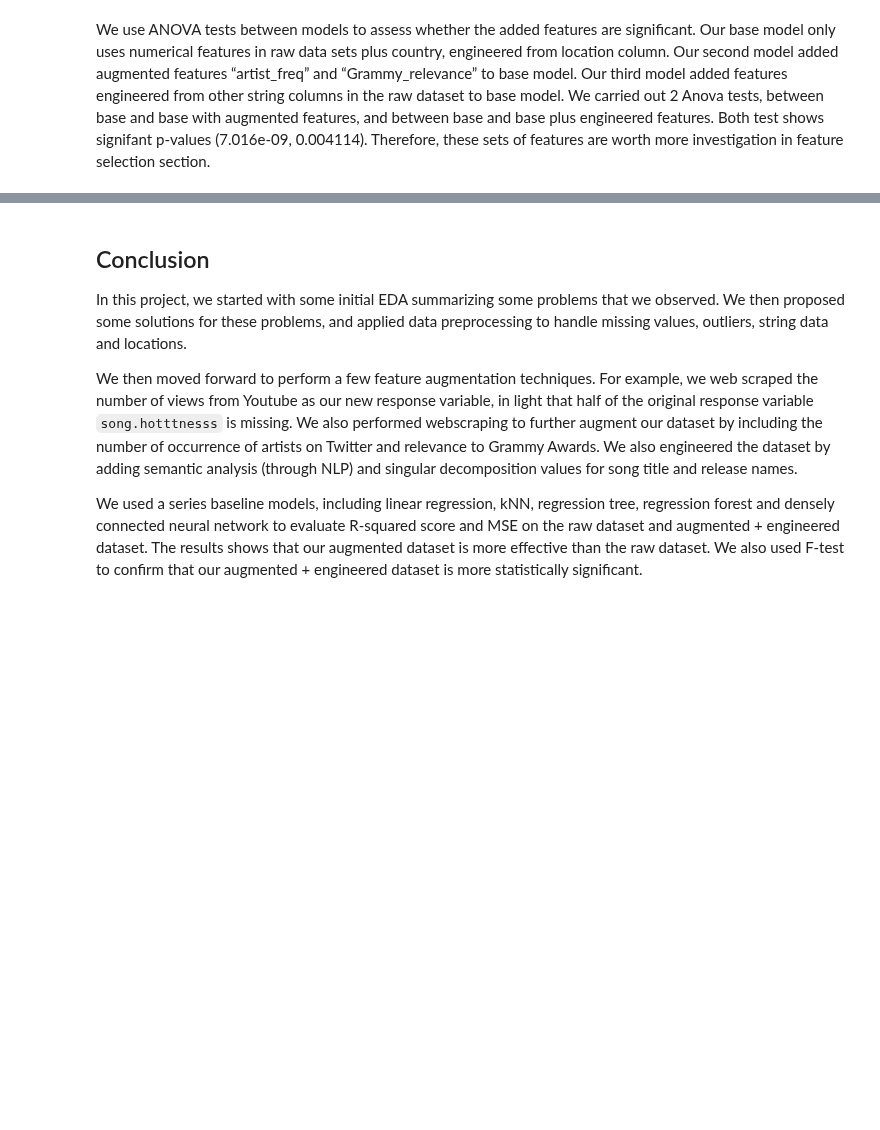
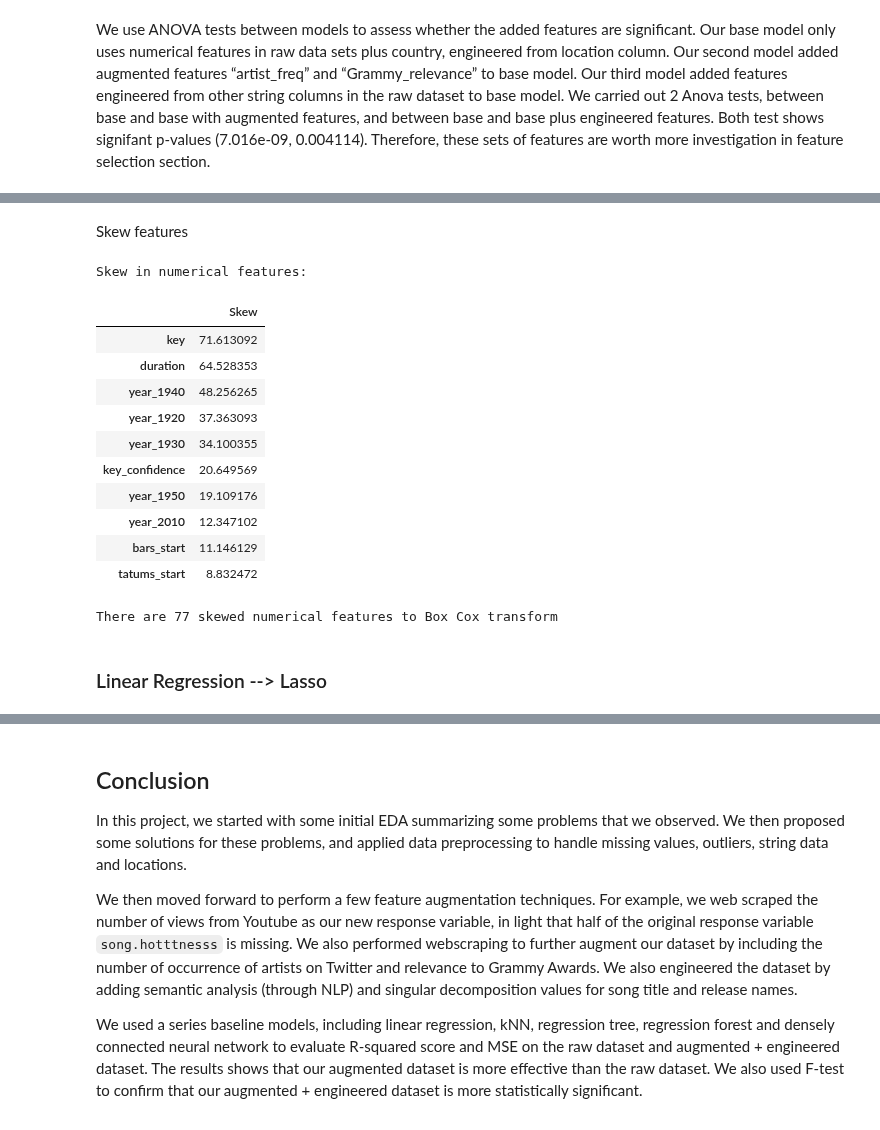
Before and after one commit to Yuting-Kou/AC209B_MillionSong, a Jupyter notebook: src/Zheyu Wu/Documentation.ipynb, the cells around one changed output, grey strips where cells are left out. Saved outputs shown, nothing was run; the diff lists cells and outputs as text; code cells hidden in the pictures; blank space fills up the shorter version.

```diff
--- a/src/Zheyu Wu/Documentation.ipynb
+++ b/src/Zheyu Wu/Documentation.ipynb
@@ -1177,0 +1197,55 @@ We use ANOVA tests between models to assess whether the added features are signi
+# %%
+data = pd.read_csv(r'../../data/all_data.csv',index_col=0)
+kept = list(set(data.columns)-set(cg.dropcol))#-set(cg.mbtag)
+mini_data = data[kept]
+mini_data = mini_data.dropna()
+X = mini_data.drop(columns=['Youtube_Hotness'])
+y = mini_data['Youtube_Hotness']
+# turn years to dummy
+year = pd.get_dummies(X['decade'])
+year.columns=['year_'+str(i) for i in year.columns]
+# %%
+X = pd.concat([X,year.drop('year_0',axis=1)],axis = 1)
+X = X.drop(columns = ['decade'])
+# %%
+def scale(X,y):
+    X_train,X_test,y_train,y_test = train_test_split(X,y,test_size=0.3,random_state = 2019)
+    scaler = MinMaxScaler()
+    scaler.partial_fit(X_train)
+    X_train = pd.DataFrame(scaler.transform(X_train),columns =X_train.columns)
+    X_test = pd.DataFrame(scaler.transform(X_test),columns =X_test.columns)
+    return X_train,X_test,y_train,y_test
+# %%
+X_train,X_test,y_train,y_test = scale(X,y)
+# %% [markdown]
+Skew features
+# %%
+skewed_feats = X_train.apply(lambda x: skew(x.dropna())).sort_values(ascending=False)
+print("\nSkew in numerical features:")
+skewness = pd.DataFrame({'Skew' :skewed_feats})
+skewness.head(10)
+# %% [output]
+Skew in numerical features:
+|  | Skew |
+| key | 71.613092 |
+| duration | 64.528353 |
+| year_1940 | 48.256265 |
+| year_1920 | 37.363093 |
+| year_1930 | 34.100355 |
+| key_confidence | 20.649569 |
+| year_1950 | 19.109176 |
+| year_2010 | 12.347102 |
+| bars_start | 11.146129 |
+| tatums_start | 8.832472 |
+# %%
+skewness = skewness[abs(skewness) > 4]
+print("There are {} skewed numerical features to Box Cox transform".format(skewness.shape[0]))
+from scipy.special import boxcox1p
+skewed_features = skewness.index
+lam = 4
+for feat in skewed_features:
+    #all_data[feat] += 1
+    X_train[feat] = boxcox1p(X_train[feat], lam)
+    X_test[feat] = boxcox1p(X_test[feat], lam)
+# %% [output]
+There are 77 skewed numerical features to Box Cox transform
@@ -1177,0 +1266,2 @@ We use ANOVA tests between models to assess whether the added features are signi
+# %% [markdown]
+### Linear Regression --> Lasso
```
Also changed, not shown: parts of 67 cells of this notebook, 3 other files.
